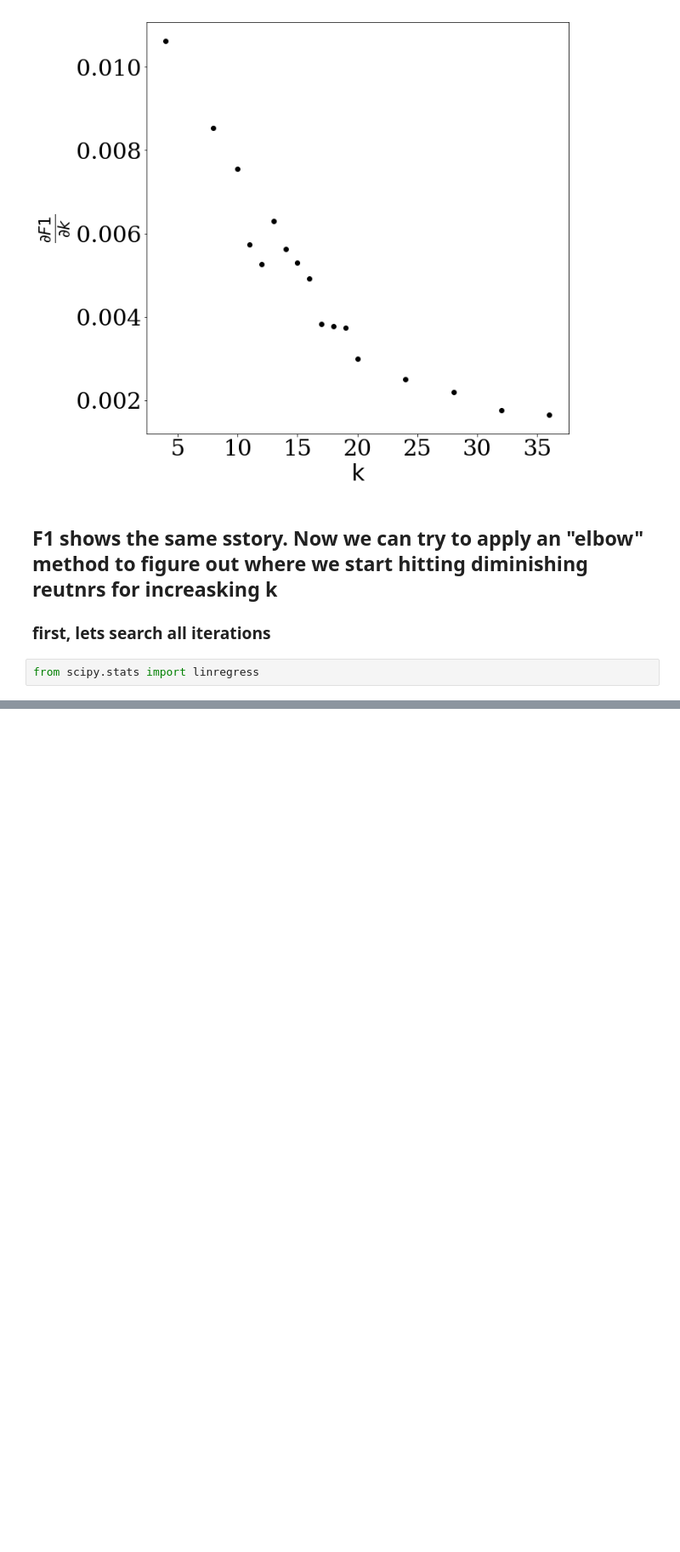
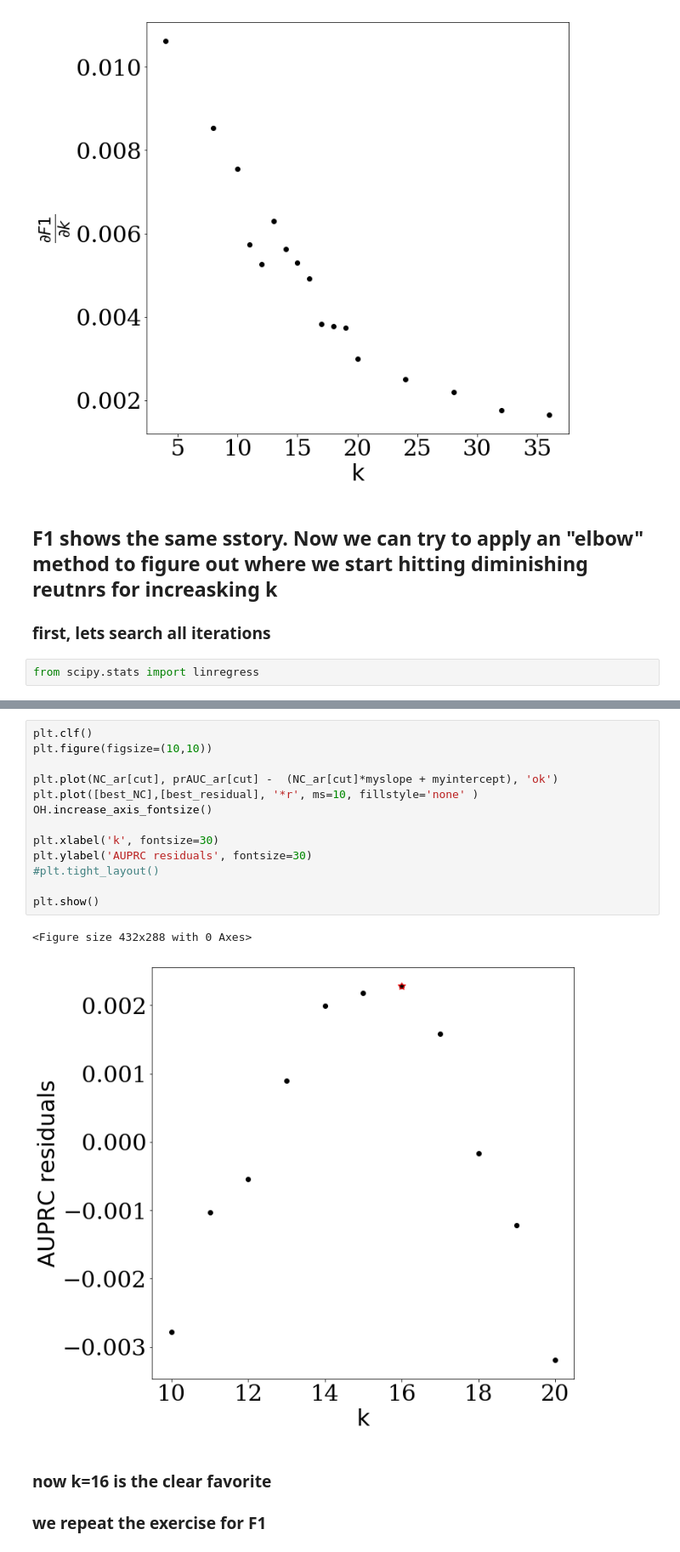
Before and after one commit to Altius/Vocabulary, a Jupyter notebook: notebooks/OONMF how we chose 16 components - unsupervised metrics.ipynb, the cells around one changed output, grey strips where cells are left out. Shown at 85% size. Saved outputs shown, nothing was run; the diff lists cells and outputs as text; blank space fills up the shorter version.

```diff
--- a/notebooks/OONMF how we chose 16 components - unsupervised metrics.ipynb
+++ b/notebooks/OONMF how we chose 16 components - unsupervised metrics.ipynb
@@ -140,0 +214,20 @@ fitcut = (x_fit>=10) * (x_fit<=20)
+# %%
+plt.clf()
+plt.figure(figsize=(10,10))
+
+plt.plot(NC_ar[cut], prAUC_ar[cut] -  (NC_ar[cut]*myslope + myintercept), 'ok')
+plt.plot([best_NC],[best_residual], '*r', ms=10, fillstyle='none' )
+OH.increase_axis_fontsize()
+
+plt.xlabel('k', fontsize=30)
+plt.ylabel('AUPRC residuals', fontsize=30)
+#plt.tight_layout()
+
+plt.show()
+# %% [output]
+<Figure size 432x288 with 0 Axes>
+[figure, added]
+# %% [markdown]
+### now k=16 is the clear favorite
+
+### we repeat the exercise for F1
```
Also changed, not shown: parts of 29 cells of this notebook.
